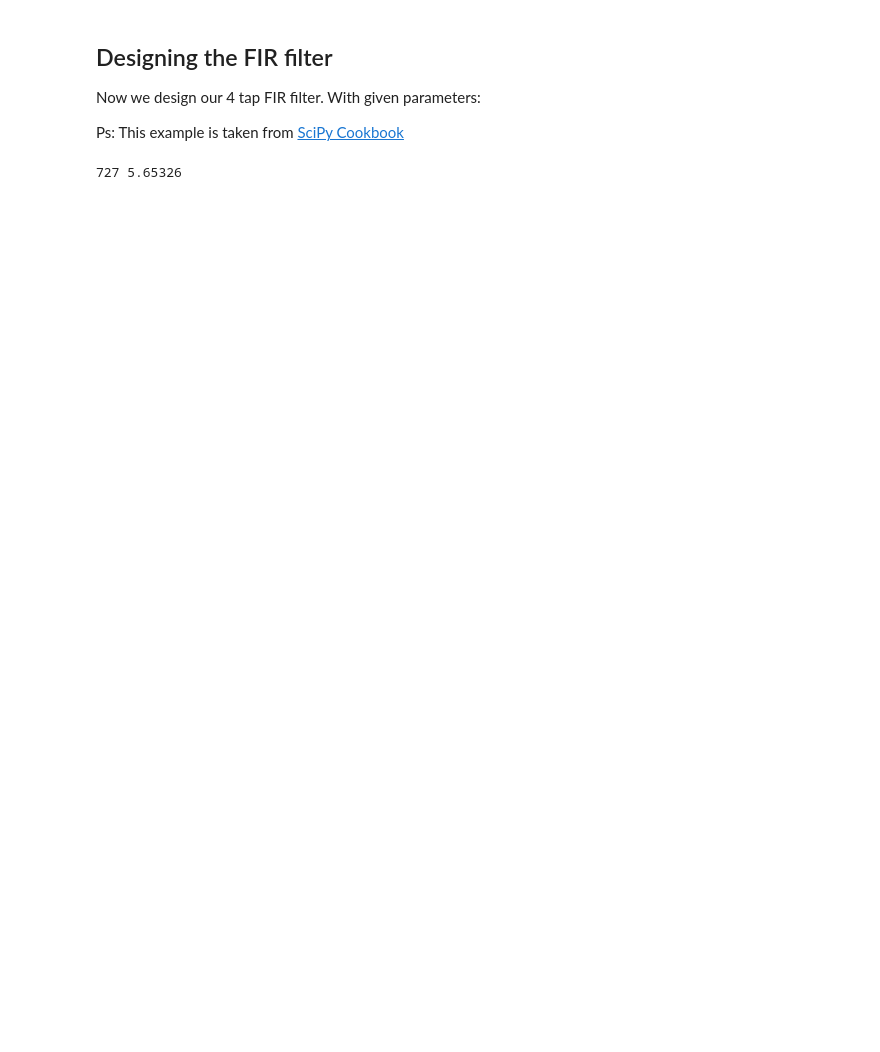
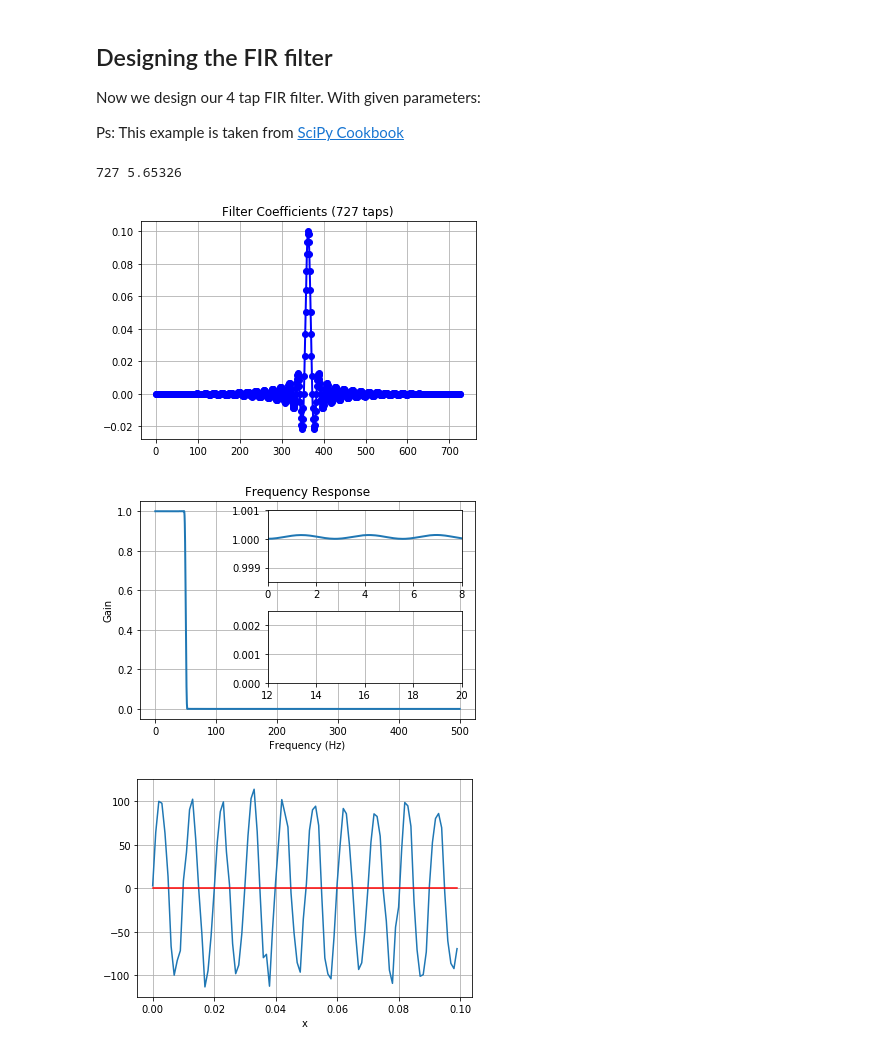
Before and after one commit to cagil-gumus/FIR_filter_in_jupyter, a Jupyter notebook: FIR_filter.ipynb, the cells around one changed output. Drawn from its saved outputs; the diff is of its cells as text; code cells hidden in the pictures; blank space fills up the shorter version.

Commit message:
Added filtering process

```diff
--- a/FIR_filter.ipynb
+++ b/FIR_filter.ipynb
@@ -103,27 +104,83 @@ Ps: This example is taken from [SciPy Cookbook](https://scipy-cookbook.readthedo
 # %%
 # The Nyquist rate of the signal.
 nyq_rate = sampling_freq / 2.0
 
 # The desired width of the transition from pass to stop,
 # relative to the Nyquist rate.  We'll design the filter
 # with a 5 Hz transition width.
 width = 5.0/nyq_rate
 
 # The desired attenuation in the stop band, in dB.
 ripple_db = 60.0
 
 # Compute the order and Kaiser parameter for the FIR filter.
 N, beta = kaiserord(ripple_db, width)
 
 print(N, beta)
 
 # The cutoff frequency of the filter.
-cutoff_hz = 10.0
+cutoff_hz = 50.0
 
 # Use firwin with a Kaiser window to create a lowpass FIR filter.
 taps = firwin(N, cutoff_hz/nyq_rate, window=('kaiser', beta))
 
 # Use lfilter to filter x with the FIR filter.
 filtered_x = lfilter(taps, 1.0, x)
+
+figure(1)
+plot(taps, 'bo-', linewidth=2)
+title('Filter Coefficients (%d taps)' % N)
+grid(True)
+
+#------------------------------------------------
+# Plot the magnitude response of the filter.
+#------------------------------------------------
+
+figure(2)
+clf()
+w, h = freqz(taps, worN=8000)
+plot((w/np.pi)*nyq_rate, abs(h), linewidth=2)
+xlabel('Frequency (Hz)')
+ylabel('Gain')
+title('Frequency Response')
+ylim(-0.05, 1.05)
+grid(True)
+
+# Upper inset plot.
+ax1 = axes([0.42, 0.6, .45, .25])
+plot((w/np.pi)*nyq_rate, abs(h), linewidth=2)
+xlim(0,8.0)
+ylim(0.9985, 1.001)
+grid(True)
+
+# Lower inset plot
+ax2 = axes([0.42, 0.25, .45, .25])
+plot((w/np.pi)*nyq_rate, abs(h), linewidth=2)
+xlim(12.0, 20.0)
+ylim(0.0, 0.0025)
+grid(True)
+
+
+#------------------------------------------------
+# Plot the original and filtered signals.
+#------------------------------------------------
+
+# The phase delay of the filtered signal.
+delay = 0.5 * (N-1) / sampling_freq
+
+figure(3)
+# Plot the original signal.
+plot(x, y)
+# Plot the filtered signal, shifted to compensate for the phase delay.
+plot(x, filtered_x, 'r-')
+
+
+xlabel('x')
+grid(True)
+
+show()
 # %% [output]
 727 5.65326
+[figure, added]
+[figure, added]
+[figure, added]
```
Also changed, not shown: parts of 6 cells of this notebook, 1 other file.
